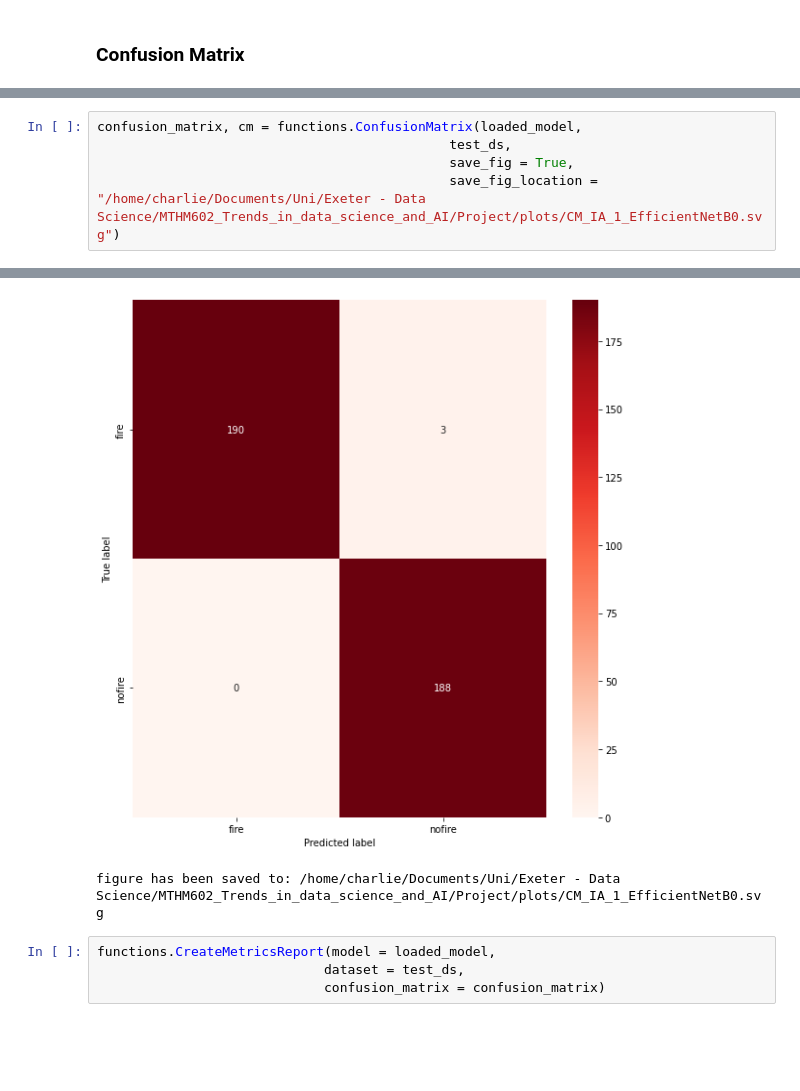
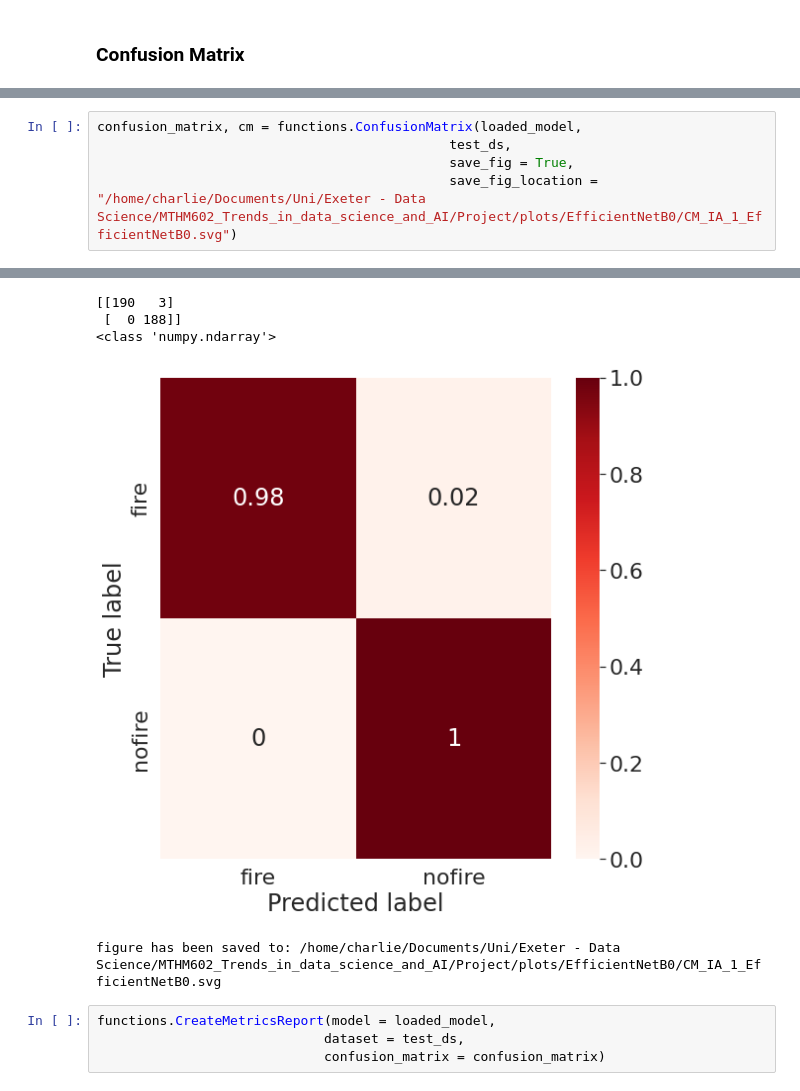
Before and after one commit to charliegallop/FireIdentificationmCNN, a Jupyter notebook: code/Notebooks/TL_EfficientNetB0v2_IA.ipynb, the cells around one changed output, grey strips where cells are left out. Drawn from its saved outputs; the diff is of its cells as text; blank space fills up the shorter version.

```diff
--- a/code/Notebooks/TL_EfficientNetB0v2_IA.ipynb
+++ b/code/Notebooks/TL_EfficientNetB0v2_IA.ipynb
@@ -420,5 +420,5 @@ Found 381 files belonging to 2 classes.
 confusion_matrix, cm = functions.ConfusionMatrix(loaded_model,
                                              test_ds,
                                              save_fig = True,
-                                             save_fig_location = "/home/charlie/Documents/Uni/Exeter - Data Science/MTHM602_Trends_in_data_science_and_AI/Project/plots/CM_IA_1_EfficientNetB0.svg")
+                                             save_fig_location = "/home/charlie/Documents/Uni/Exeter - Data Science/MTHM602_Trends_in_data_science_and_AI/Project/plots/EfficientNetB0/CM_IA_1_EfficientNetB0.svg")
 # %% [output]
@@ -425,5 +430,8 @@ confusion_matrix, cm = functions.ConfusionMatrix(loaded_model,
+[[190   3]
+ [  0 188]]
+<class 'numpy.ndarray'>
-[figure, old version]
+[figure, new version]
-figure has been saved to: /home/charlie/Documents/Uni/Exeter - Data Science/MTHM602_Trends_in_data_science_and_AI/Project/plots/CM_IA_1_EfficientNetB0.svg
+figure has been saved to: /home/charlie/Documents/Uni/Exeter - Data Science/MTHM602_Trends_in_data_science_and_AI/Project/plots/EfficientNetB0/CM_IA_1_EfficientNetB0.svg
 # %%
 functions.CreateMetricsReport(model = loaded_model,
                              dataset = test_ds,
```
Also changed, not shown: parts of 4 cells of this notebook, 4 other files.
